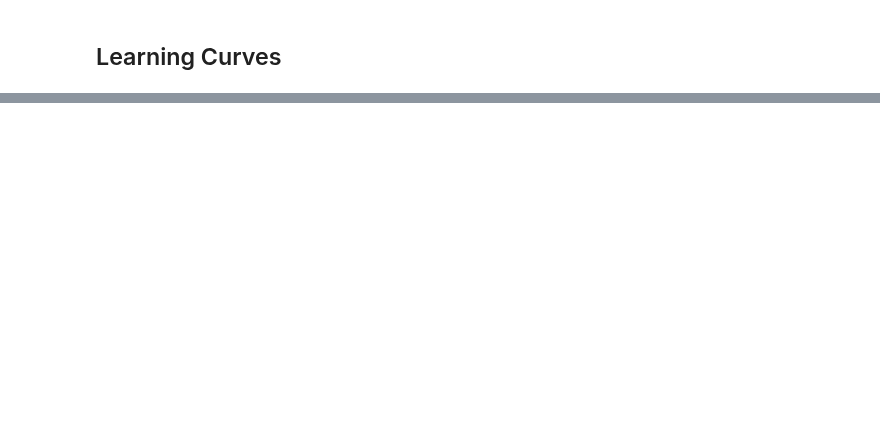
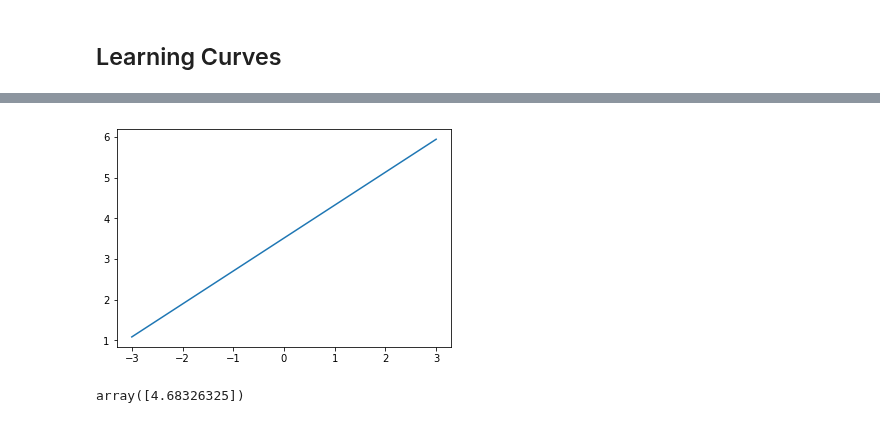
Before and after one commit to Okbps/handson-ml, a Jupyter notebook: jupyter/04-training.ipynb, the cells around one changed output, grey strips where cells are left out. Drawn from its saved outputs; the diff is of its cells as text; code cells hidden in the pictures; blank space fills up the shorter version.

```diff
--- a/jupyter/04-training.ipynb
+++ b/jupyter/04-training.ipynb
@@ -180,0 +192,13 @@ plt.show()
+# %%
+X_test = np.linspace(-3, 3, 20).reshape(-1, 1)
+# %%
+plt.plot(X_test, ridge_reg.predict(X_test))
+plt.show()
+# %% [output]
+[figure, added]
+# %%
+lasso_reg = Lasso(alpha=0.1)
+lasso_reg.fit(X, y)
+lasso_reg.predict([[1.5]])
+# %% [output]
+array([4.68326325])
```
Also changed, not shown: parts of 28 cells of this notebook.
